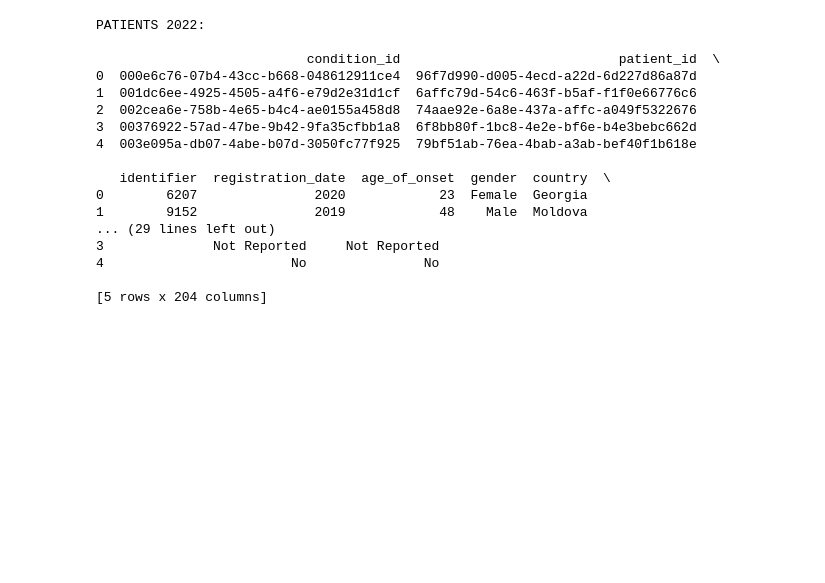
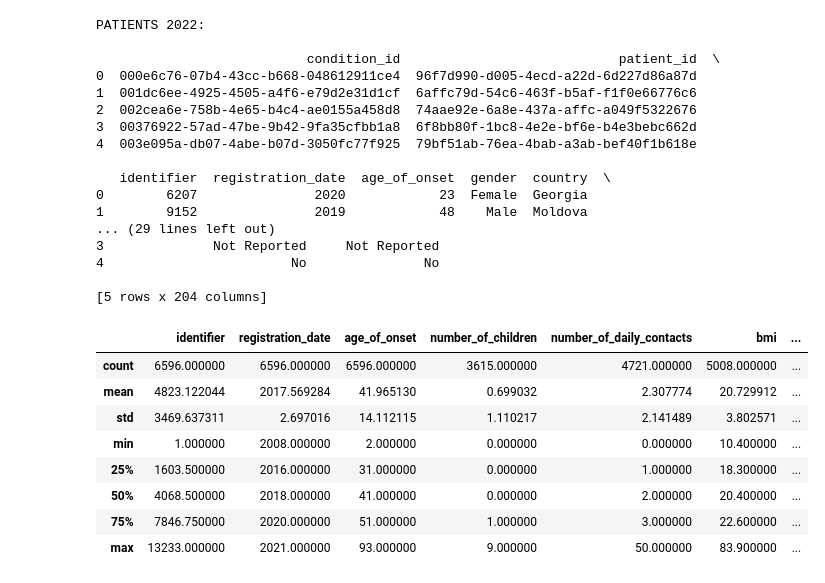
Before and after one commit to Taoheed-O/Tuberculosis_Survival_prediction, a Jupyter notebook: Data_analysis.ipynb, the cells around one changed output. Cells and saved outputs as stored; diff of their text form; code cells hidden in the pictures; blank space fills up the shorter version.

```diff
--- a/Data_analysis.ipynb
+++ b/Data_analysis.ipynb
@@ -117,0 +127,12 @@ PATIENTS 2022:
+# %%
+patients_2022_copy.describe()
+# %% [output]
+|  | identifier | registration_date | age_of_onset | number_of_children | number_of_daily_contacts | bmi | ... |
+| count | 6596.000000 | 6596.000000 | 6596.000000 | 3615.000000 | 4721.000000 | 5008.000000 | ... |
+| mean | 4823.122044 | 2017.569284 | 41.965130 | 0.699032 | 2.307774 | 20.729912 | ... |
+| std | 3469.637311 | 2.697016 | 14.112115 | 1.110217 | 2.141489 | 3.802571 | ... |
+| min | 1.000000 | 2008.000000 | 2.000000 | 0.000000 | 0.000000 | 10.400000 | ... |
+| 25% | 1603.500000 | 2016.000000 | 31.000000 | 0.000000 | 1.000000 | 18.300000 | ... |
+| 50% | 4068.500000 | 2018.000000 | 41.000000 | 0.000000 | 2.000000 | 20.400000 | ... |
+| 75% | 7846.750000 | 2020.000000 | 51.000000 | 1.000000 | 3.000000 | 22.600000 | ... |
+| max | 13233.000000 | 2021.000000 | 93.000000 | 9.000000 | 50.000000 | 83.900000 | ... |
```
Also changed, not shown: parts of 8 cells of this notebook.
